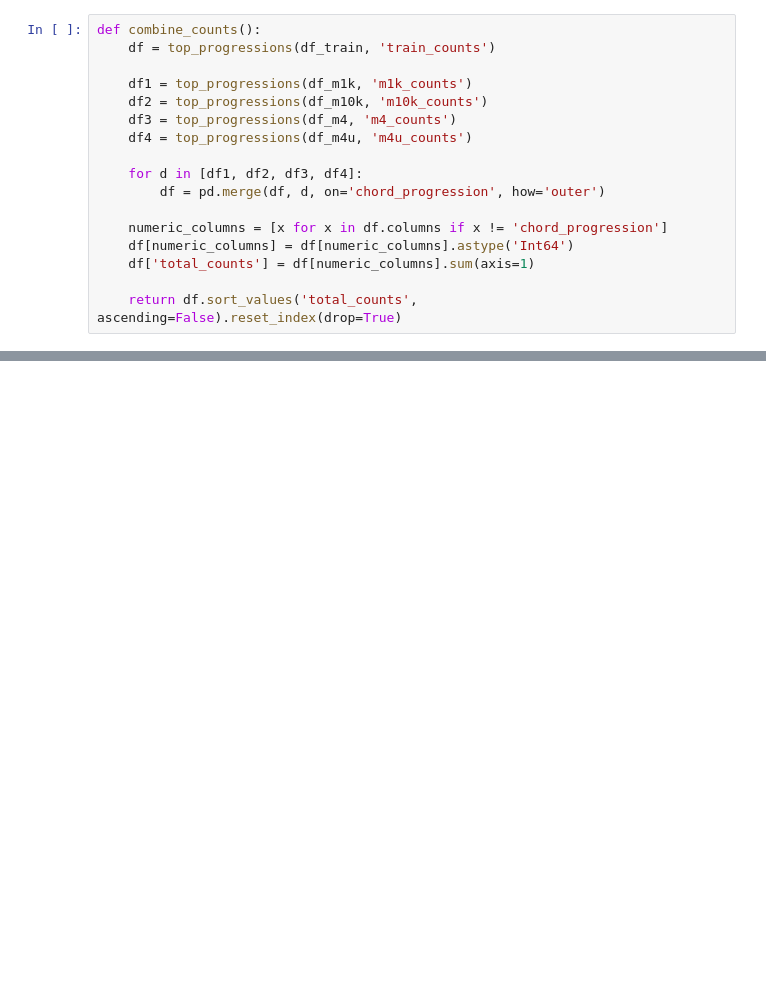
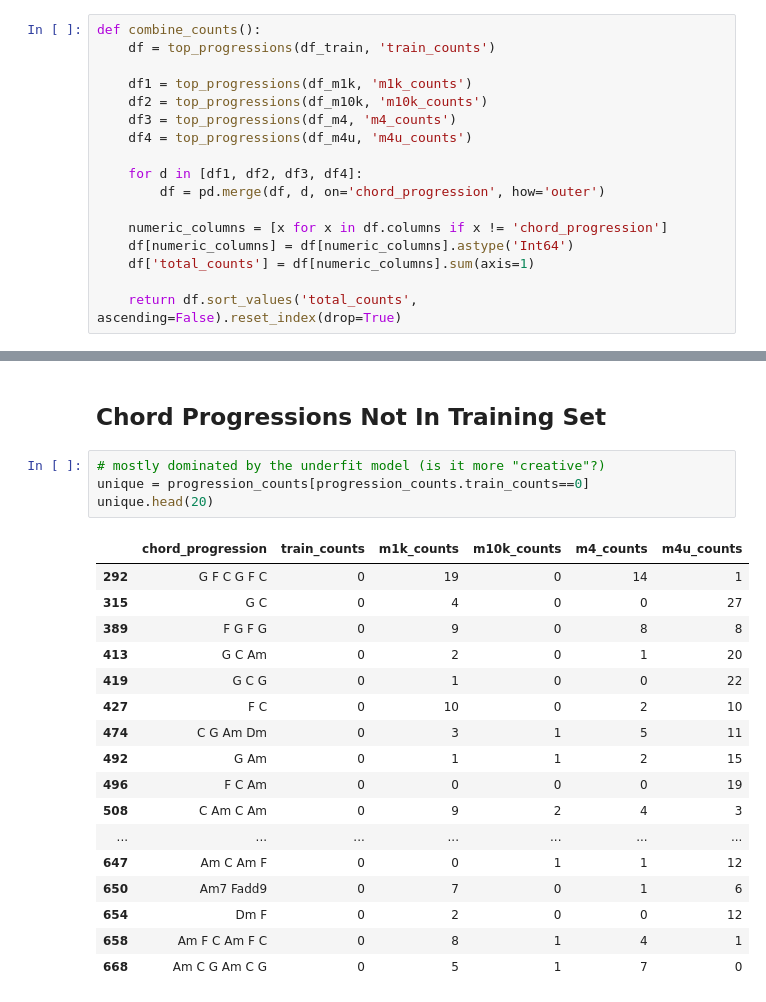
Before and after one commit to KevinCarr42/Small-Music-Model, a Jupyter notebook: SMM_explortatory_data_analysis.ipynb, the cells around one changed output, grey strips where cells are left out. Saved outputs shown, nothing was run; the diff lists cells and outputs as text; blank space fills up the shorter version.

```diff
--- a/SMM_explortatory_data_analysis.ipynb
+++ b/SMM_explortatory_data_analysis.ipynb
@@ -87,0 +162,24 @@ plt.show()
+# %% [markdown]
+## Chord Progressions Not In Training Set
+# %%
+# mostly dominated by the underfit model (is it more "creative"?)
+unique = progression_counts[progression_counts.train_counts==0]
+unique.head(20)
+# %% [output]
+|  | chord_progression | train_counts | m1k_counts | m10k_counts | m4_counts | m4u_counts |
+| 292 | G F C G F C | 0 | 19 | 0 | 14 | 1 |
+| 315 | G C | 0 | 4 | 0 | 0 | 27 |
+| 389 | F G F G | 0 | 9 | 0 | 8 | 8 |
+| 413 | G C Am | 0 | 2 | 0 | 1 | 20 |
+| 419 | G C G | 0 | 1 | 0 | 0 | 22 |
+| 427 | F C | 0 | 10 | 0 | 2 | 10 |
+| 474 | C G Am Dm | 0 | 3 | 1 | 5 | 11 |
+| 492 | G Am | 0 | 1 | 1 | 2 | 15 |
+| 496 | F C Am | 0 | 0 | 0 | 0 | 19 |
+| 508 | C Am C Am | 0 | 9 | 2 | 4 | 3 |
+| ... | ... | ... | ... | ... | ... | ... |
+| 647 | Am C Am F | 0 | 0 | 1 | 1 | 12 |
+| 650 | Am7 Fadd9 | 0 | 7 | 0 | 1 | 6 |
+| 654 | Dm F | 0 | 2 | 0 | 0 | 12 |
+| 658 | Am F C Am F C | 0 | 8 | 1 | 4 | 1 |
+| 668 | Am C G Am C G | 0 | 5 | 1 | 7 | 0 |
```
Also changed, not shown: parts of 28 cells of this notebook.
